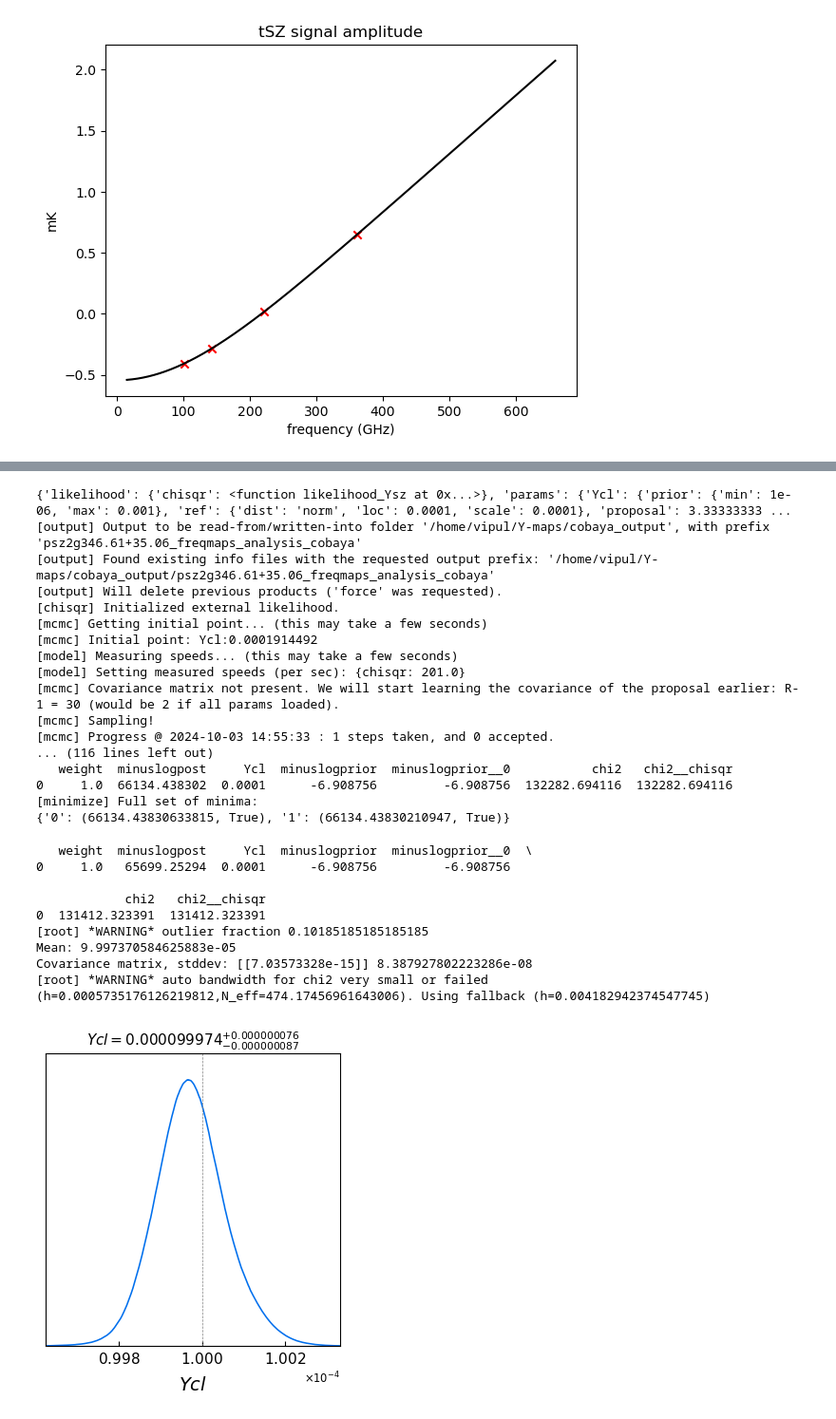
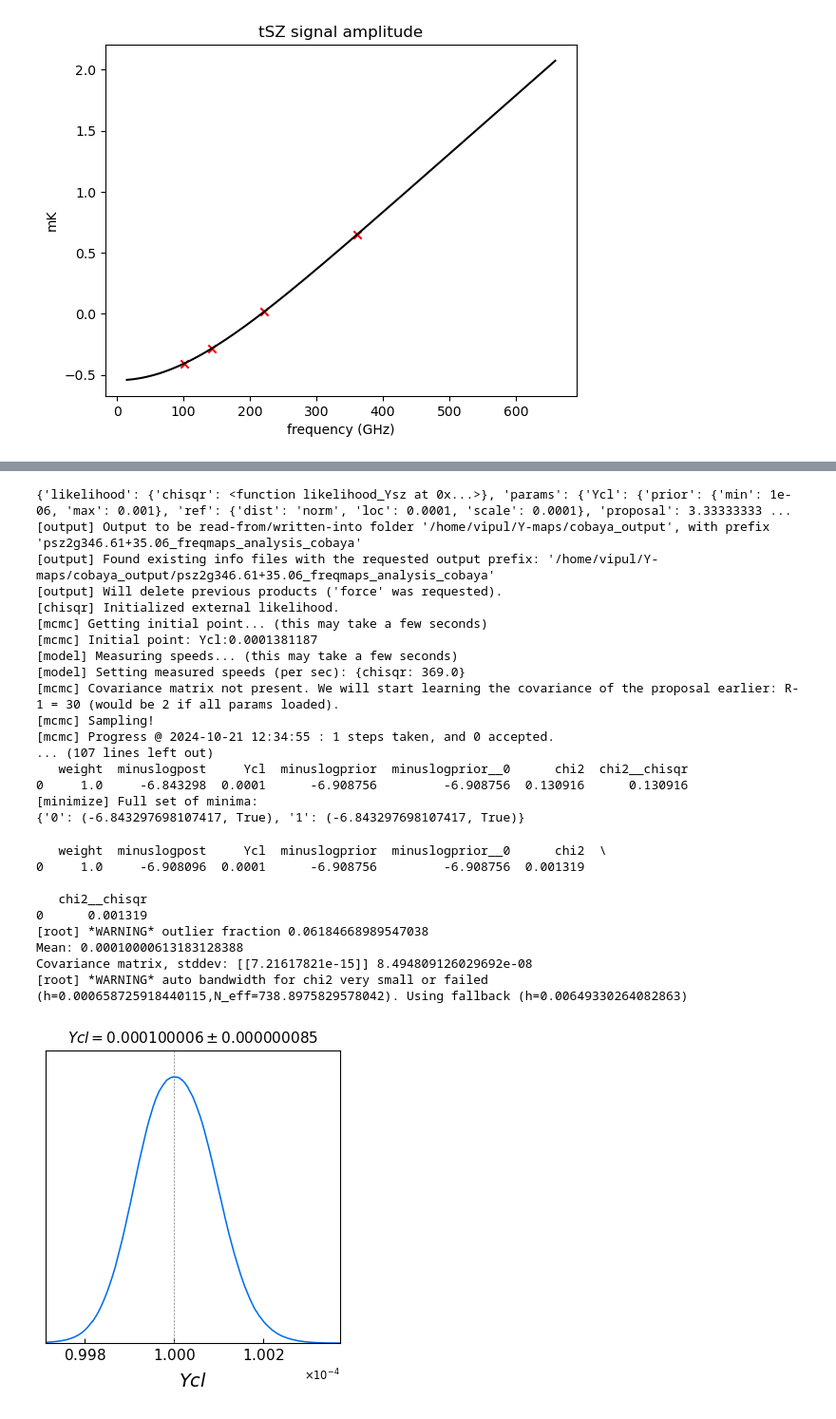
Before and after one commit to vipulprasad/SZ_analysis, a Jupyter notebook: frequency_map_analysis/tSZ_frequency_maps_fit.ipynb, the cells around one changed output, grey strips where cells are left out. Shown at 95% size. Saved outputs shown, nothing was run; the diff lists cells and outputs as text; code cells hidden in the pictures.

```diff
--- a/frequency_map_analysis/tSZ_frequency_maps_fit.ipynb
+++ b/frequency_map_analysis/tSZ_frequency_maps_fit.ipynb
@@ -53,6 +54,7 @@ def show_image_line(images, figtitle = None, labels = [], output = None):
 # %%
 # Input data: Frequency maps and corresponding variance maps
 
+noise_scale = 1000
 #set input and output folders
 input_folder = "/home/vipul/sz_analysis/MappeMock/"
 cobaya_output_folder = "/home/vipul/Y-maps/cobaya_output/"
@@ -60,7 +62,7 @@ cobaya_output_folder = "/home/vipul/Y-maps/cobaya_output/"
 cluster_name = "psz2g346.61+35.06" #"psz2g263.68-22.55"
 cluster_tsz_template = fits.open(input_folder + "{}/PR2/{}_noysz217_tsz_template.fits".format(cluster_name, cluster_name))[0].data
 #varmaps unit microkelvin.
-cluster_var_maps = fits.open(input_folder + "{}/PR2/{}_noysz217_vmaps.fits".format(cluster_name, cluster_name))[0].data*1e3
+cluster_var_maps = fits.open(input_folder + "{}/PR2/{}_noysz217_vmaps.fits".format(cluster_name, cluster_name))[0].data*1e3/noise_scale
 grid_size = np.shape(cluster_tsz_template[0])[0]
 cluster_stddev = np.sqrt(cluster_var_maps)
 # %%
@@ -124,3 +126,19 @@ plt.title("tSZ signal amplitude")
 [-0.4065394  -0.28288995  0.0201081   0.65056721]
 Text(0.5, 1.0, 'tSZ signal amplitude')
 [figure]
+# %%
+# tSZ spectral shape is given by
+f_nu = f_sz.rel_corr_batch_bis(Ycl_input, T_kev, V_pec, Tcmb,nu_GHz*(1.+Z), const, f_sz.rel_corr_batch_init(Tcmb,nu_GHz*(1.+Z), const), 6, temp=False)
+
+# The band integrated value of the tSZ spectral amplitude for frequency bands is given by following
+f_nu_band_intgrated = f_sz.sz_forecast(Ycl_input, T_kev, V_pec, Tcmb, Z, centerfreq, f_sz.rel_corr_batch_init(Tcmb,nu_GHz*(1.+Z), const), nu_GHz, const, bandf='pl_bandpass_2013.sav', typ=6, temp=False )
+
+eff_freq = [101.31, 142.709, 221.914, 361.289] # effective frequeny, to be used with band integrated spectrum
+
+print(f_nu_band_intgrated)
+
+plt.plot(nu_GHz, f_nu, 'k')
+plt.scatter(eff_freq, f_nu_band_intgrated, marker = 'x', color = 'red')
+plt.xlabel(r"frequency (GHz)")
+plt.ylabel(r"mK")
+plt.title("tSZ signal amplitude")
@@ -133,14 +155,14 @@ Ycl_map_nu = np.zeros((n_freq,grid_size, grid_size))
 
 for i in range(n_freq):
   print("\n---{} GHz---".format(centerfreq[i]))
-  noise = np.multiply(cluster_stddev[i], np.random.normal(0, 1, size = (grid_size,grid_size)))
+  noise = np.multiply(cluster_stddev[i], np.random.normal(0, 1, size = (grid_size,grid_size)))/noise_scale
   Ycl_map = f_nu_band_intgrated[i]*cluster_tsz_template[i]
   print("max template = ", np.max(cluster_tsz_template[i]))
   print("f nu = ", f_nu_band_intgrated[i])
   print("Max of f(nu)*template = ", np.max(np.abs(Ycl_map[i])))
   print("Max of sqrt(cluster_vmaps) = ", np.max(np.abs(cluster_stddev[i])))
   print("SNR = ", np.max(np.abs(Ycl_map[i]))/np.max(np.abs(cluster_stddev[i])))
-  # Map_obs = ndimage.gaussian_filter(np.add(Ysz_map, noise), sigma=5, order=0, axes=0)
+  # Map_obs = np.add(ndimage.gaussian_filter(Ycl_map, sigma=sigma_10arcmin, order=0, axes=0), noise)
   Map_obs = np.add(Ycl_map, noise)
 
   Ycl_map_nu[i,:,:] = Ycl_map
@@ -203,44 +225,44 @@ updated_info_minimizer_Ycl, minimizer_Ycl = run(info, minimize=True)
 [output] Will delete previous products ('force' was requested).
 [chisqr] Initialized external likelihood.
 [mcmc] Getting initial point... (this may take a few seconds)
-[mcmc] Initial point: Ycl:0.0001914492
+[mcmc] Initial point: Ycl:0.0001381187
 [model] Measuring speeds... (this may take a few seconds)
-[model] Setting measured speeds (per sec): {chisqr: 201.0}
+[model] Setting measured speeds (per sec): {chisqr: 369.0}
 [mcmc] Covariance matrix not present. We will start learning the covariance of the proposal earlier: R-1 = 30 (would be 2 if all params loaded).
 [mcmc] Sampling!
-[mcmc] Progress @ 2024-10-03 14:55:33 : 1 steps taken, and 0 accepted.
-... (116 lines left out)
-   weight  minuslogpost     Ycl  minuslogprior  minuslogprior__0           chi2   chi2__chisqr
-0     1.0  66134.438302  0.0001      -6.908756         -6.908756  132282.694116  132282.694116
+[mcmc] Progress @ 2024-10-21 12:34:55 : 1 steps taken, and 0 accepted.
+... (107 lines left out)
+   weight  minuslogpost     Ycl  minuslogprior  minuslogprior__0      chi2  chi2__chisqr
+0     1.0     -6.843298  0.0001      -6.908756         -6.908756  0.130916      0.130916
 [minimize] Full set of minima:
-{'0': (66134.43830633815, True), '1': (66134.43830210947, True)}
+{'0': (-6.843297698107417, True), '1': (-6.843297698107417, True)}
 # %%
 print(minimizer_Ycl.products()["minimum"])
 peak_ycl = minimizer_Ycl.products()["minimum"]["Ycl"]
 ycl_limits = {'Ysz': (Ycl_input - 1.5e-4, Ycl_input + 1.5e-4)} #x-axis limits to make the plot symmetric wrt peak.
 
 # Export the results to GetDist
 gd_sample = sampler_Ycl.products(skip_samples=0.3, to_getdist=True)["sample"]
 
 # Analyze and plot
-Ysz_fit = gd_sample.getMeans(pars = [0])[0]
-Ysz_fit_covariance = gd_sample.getCovMat().matrix
-Ysz_fit_stddev = np.sqrt(Ysz_fit_covariance[0][0])
-print("Mean:", Ysz_fit)
-print("Covariance matrix, stddev:", Ysz_fit_covariance, Ysz_fit_stddev)
+Ycl_fit = gd_sample.getMeans(pars = [0])[0]
+Ycl_fit_covariance = gd_sample.getCovMat().matrix
+Ycl_fit_stddev = np.sqrt(Ycl_fit_covariance[0][0])
+print("Mean:", Ycl_fit)
+print("Covariance matrix, stddev:", Ycl_fit_covariance, Ycl_fit_stddev)
 # uncomment if running from the Jupyter notebook
 import getdist.plots as gdplt
 
 gdplot = gdplt.get_subplot_plotter(subplot_size = 4)
 gdplot.triangle_plot(gd_sample, ["Ycl"], filled=True, markers={"Ycl":Ycl_input},title_limit = 1)
 # %% [output]
-   weight  minuslogpost     Ycl  minuslogprior  minuslogprior__0  \
-0     1.0   65699.25294  0.0001      -6.908756         -6.908756
+   weight  minuslogpost     Ycl  minuslogprior  minuslogprior__0      chi2  \
+0     1.0     -6.908096  0.0001      -6.908756         -6.908756  0.001319
 
-            chi2   chi2__chisqr
-0  131412.323391  131412.323391
-[root] *WARNING* outlier fraction 0.10185185185185185
-Mean: 9.997370584625883e-05
-Covariance matrix, stddev: [[7.03573328e-15]] 8.387927802223286e-08
-[root] *WARNING* auto bandwidth for chi2 very small or failed (h=0.0005735176126219812,N_eff=474.17456961643006). Using fallback (h=0.004182942374547745)
+   chi2__chisqr
+0      0.001319
+[root] *WARNING* outlier fraction 0.06184668989547038
+Mean: 0.00010000613183128388
+Covariance matrix, stddev: [[7.21617821e-15]] 8.494809126029692e-08
+[root] *WARNING* auto bandwidth for chi2 very small or failed (h=0.000658725918440115,N_eff=738.8975829578042). Using fallback (h=0.00649330264082863)
-[figure, old version]
+[figure, new version]
```
Also changed, not shown: parts of 10 cells of this notebook, 1 other file.
